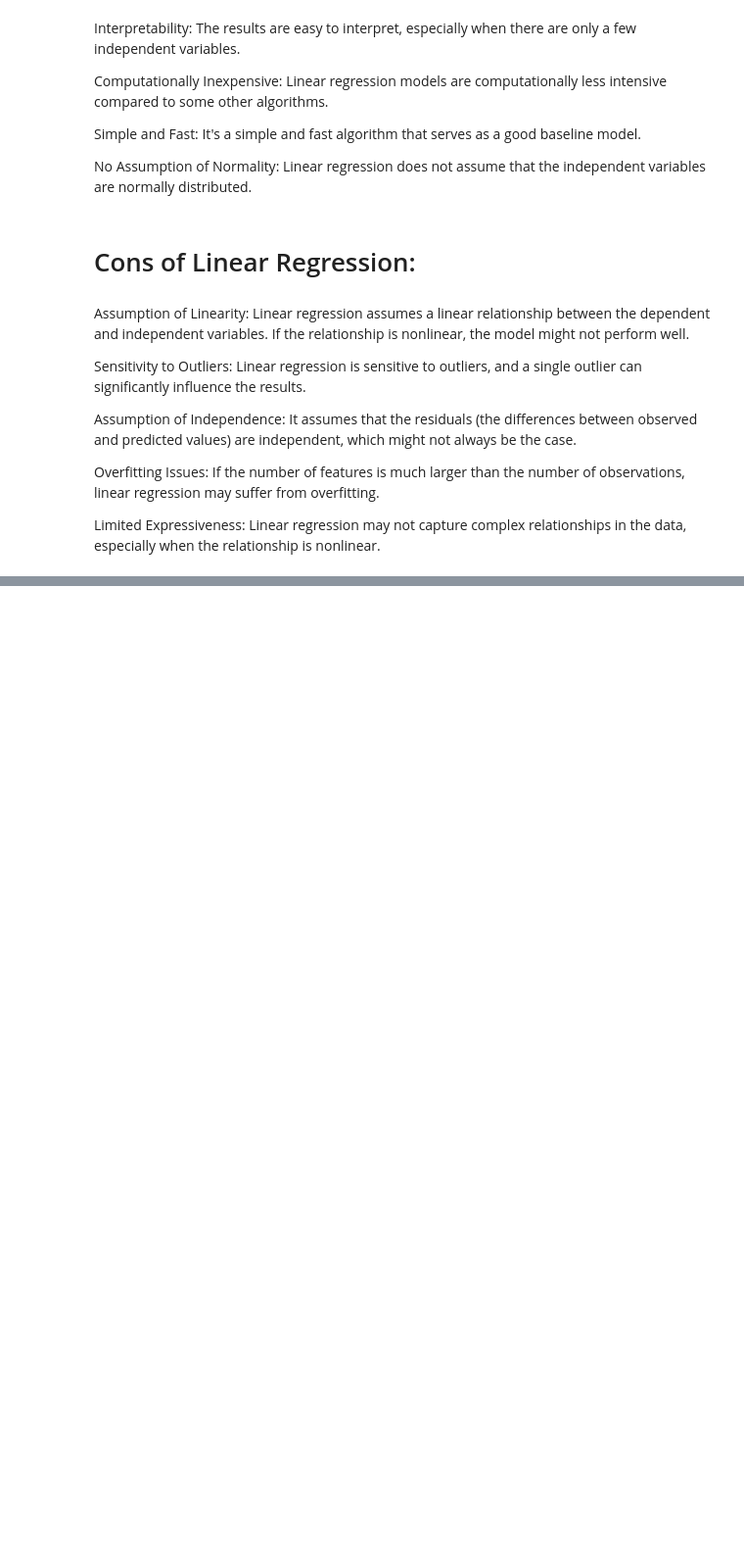
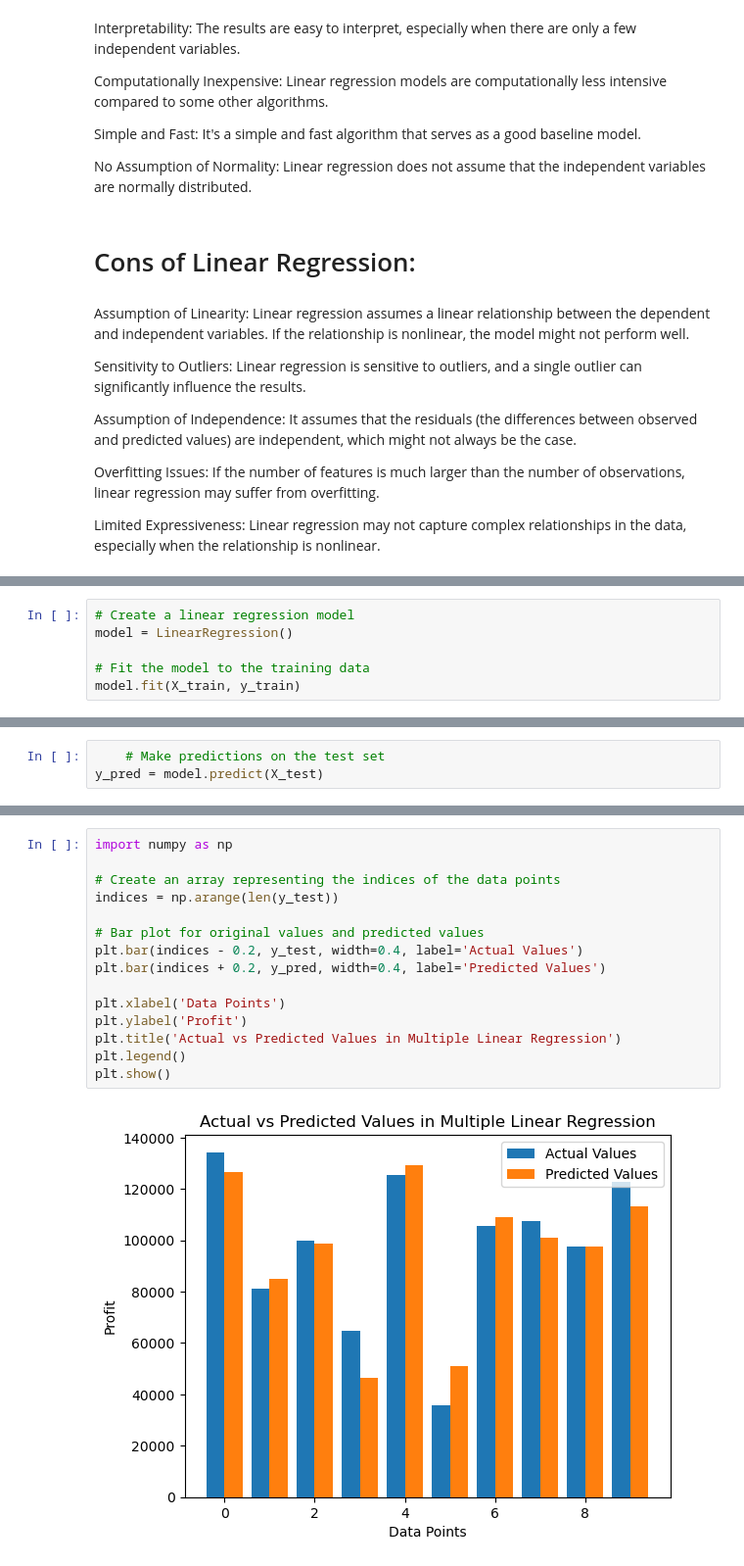
Before and after one commit to Hari-810/ML_DL, a Jupyter notebook: supervised_learning/linear_regression/1_simple_linear_reg.ipynb, the cells around one changed output, grey strips where cells are left out. Shown at 98% size. Drawn from its saved outputs; the diff is of its cells as text; blank space fills up the shorter version.

Commit message:
updated linear rergession

```diff
--- a/supervised_learning/linear_regression/1_simple_linear_reg.ipynb
+++ b/supervised_learning/linear_regression/1_simple_linear_reg.ipynb
@@ -526,0 +613,6 @@ Limited Expressiveness: Linear regression may not capture complex relationships
+# %%
+# Create a linear regression model
+model = LinearRegression()
+
+# Fit the model to the training data
+model.fit(X_train, y_train)
@@ -526,0 +621,3 @@ Limited Expressiveness: Linear regression may not capture complex relationships
+# %%
+    # Make predictions on the test set
+y_pred = model.predict(X_test)
@@ -526,0 +659,17 @@ Limited Expressiveness: Linear regression may not capture complex relationships
+# %%
+import numpy as np
+
+# Create an array representing the indices of the data points
+indices = np.arange(len(y_test))
+
+# Bar plot for original values and predicted values
+plt.bar(indices - 0.2, y_test, width=0.4, label='Actual Values')
+plt.bar(indices + 0.2, y_pred, width=0.4, label='Predicted Values')
+
+plt.xlabel('Data Points')
+plt.ylabel('Profit')
+plt.title('Actual vs Predicted Values in Multiple Linear Regression')
+plt.legend()
+plt.show()
+# %% [output]
+[figure, added]
```
Also changed, not shown: parts of 31 cells of this notebook, 1 other file.
